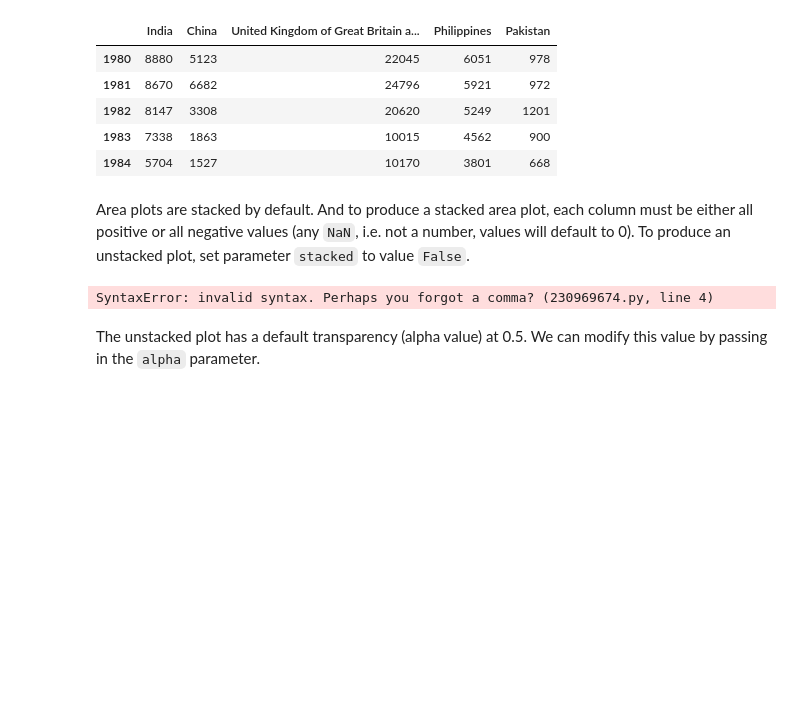
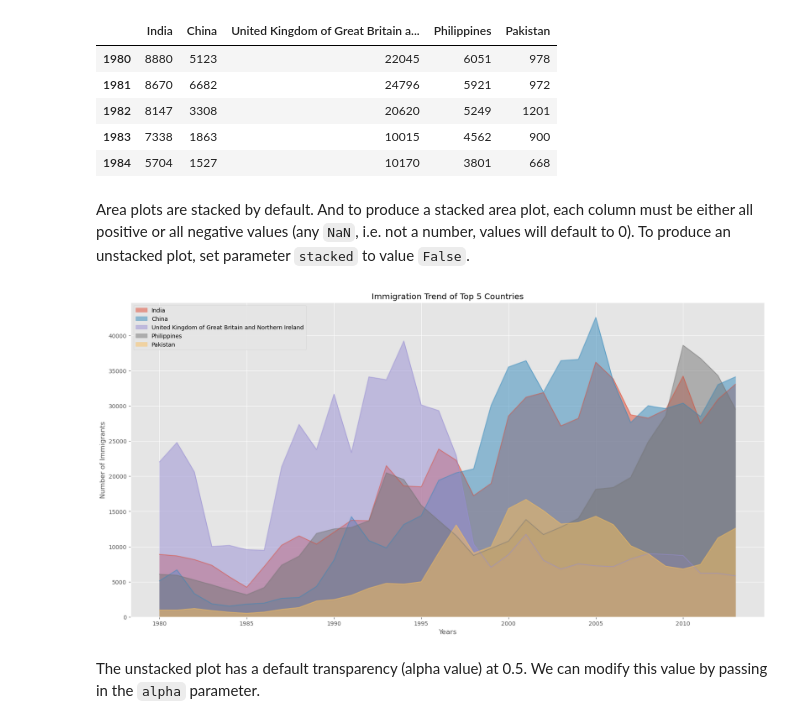
Before and after one commit to Rajshah296/IBM_Data_Science, a Jupyter notebook: Data Visualization with Python/DV0101EN-Exercise-Area-Plots-Histograms-and-Bar-Charts_.ipynb, the cells around one changed output. Saved outputs shown, nothing was run; the diff lists cells and outputs as text; code cells hidden in the pictures; blank space fills up the shorter version.

```diff
--- a/Data Visualization with Python/DV0101EN-Exercise-Area-Plots-Histograms-and-Bar-Charts_.ipynb
+++ b/Data Visualization with Python/DV0101EN-Exercise-Area-Plots-Histograms-and-Bar-Charts_.ipynb
@@ -152,17 +152,17 @@ Area plots are stacked by default. And to produce a stacked area plot, each colu
 # %%
 # let's change the index values of df_top5 to type integer for plotting
 df_top5.index = df_top5.index.map(int)
 df_top5.plot(kind='area',
-            stacked=False
+            stacked=False,
             figsize=(20, 10))  # pass a tuple (x, y) size
 
 plt.title('Immigration Trend of Top 5 Countries')
 plt.ylabel('Number of Immigrants')
 plt.xlabel('Years')
 
 plt.show()
 # %% [output]
-SyntaxError: invalid syntax. Perhaps you forgot a comma? (230969674.py, line 4)
+[figure, added]
 # %% [markdown]
 The unstacked plot has a default transparency (alpha value) at 0.5. We can modify this value by passing in the `alpha` parameter.
 # %%
```
Also changed, not shown: parts of 1 cell of this notebook, 3 other files.
